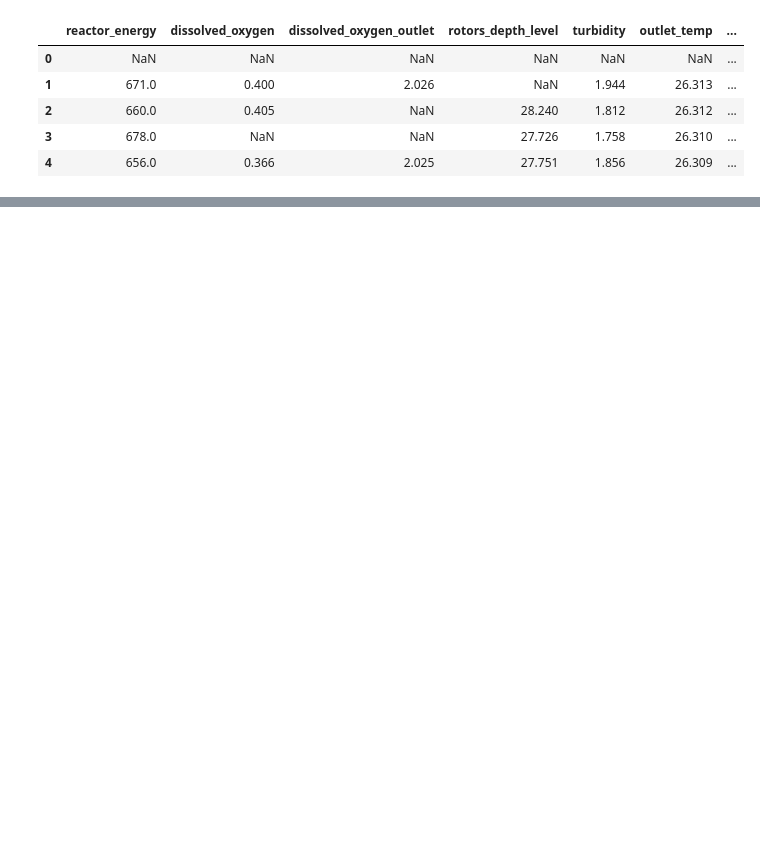
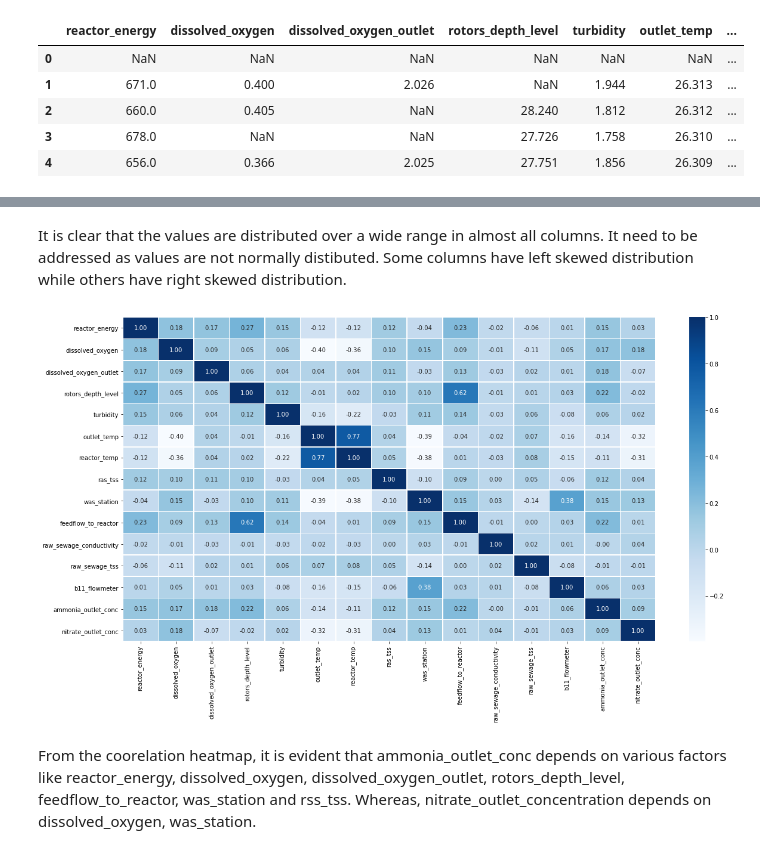
Before and after one commit to GKPSingh/WasteWaterTreatment, a Jupyter notebook: WWTP_Data_Wrangling.ipynb, the cells around one changed output, grey strips where cells are left out. Cells and saved outputs as stored; diff of their text form; code cells hidden in the pictures; blank space fills up the shorter version.

```diff
--- a/WWTP_Data_Wrangling.ipynb
+++ b/WWTP_Data_Wrangling.ipynb
@@ -196,0 +254,11 @@ df.describe()
+# %% [markdown]
+It is clear that the values are distributed over a wide range in almost all columns. It need to be addressed as values are not normally distibuted. Some columns have left skewed  distribution while others have right skewed distribution.
+# %%
+# Checking the correlation and plotting the coorealtion heatmap
+df_corr = df.corr()
+fig,ax = plt.subplots(figsize=(20,10))
+ax = sns.heatmap(df_corr, annot=True,linewidth = 0.5,fmt='.2f', cmap='Blues')
+# %% [output]
+[figure, added]
+# %% [markdown]
+From the coorelation heatmap, it is evident that ammonia_outlet_conc depends on various factors like reactor_energy, dissolved_oxygen, dissolved_oxygen_outlet, rotors_depth_level, feedflow_to_reactor, was_station and rss_tss. Whereas, nitrate_outlet_concentration depends on dissolved_oxygen, was_station.
```
Also changed, not shown: parts of 15 cells of this notebook.
